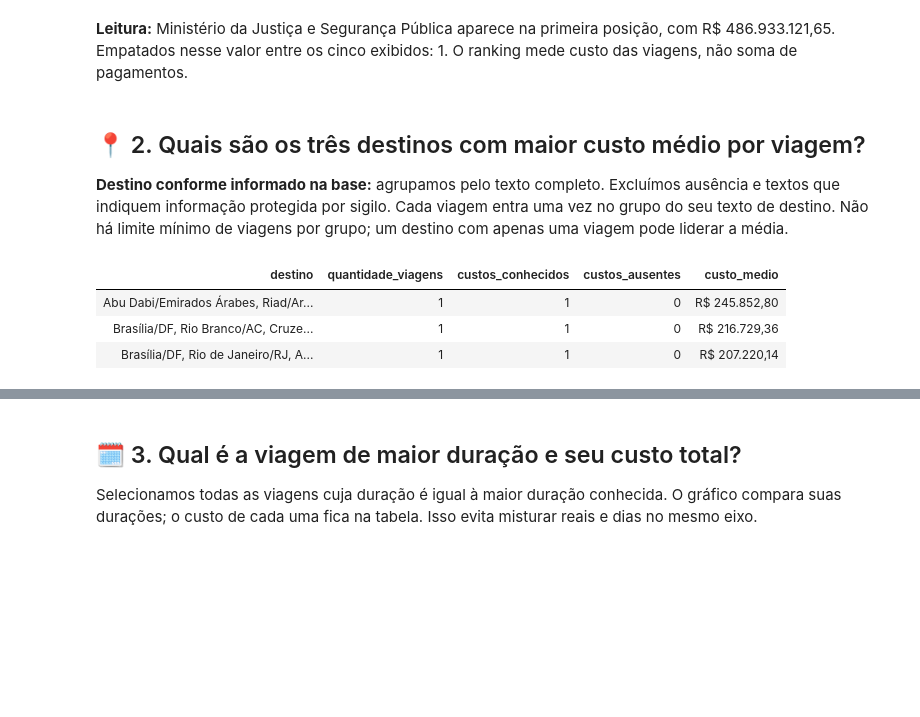
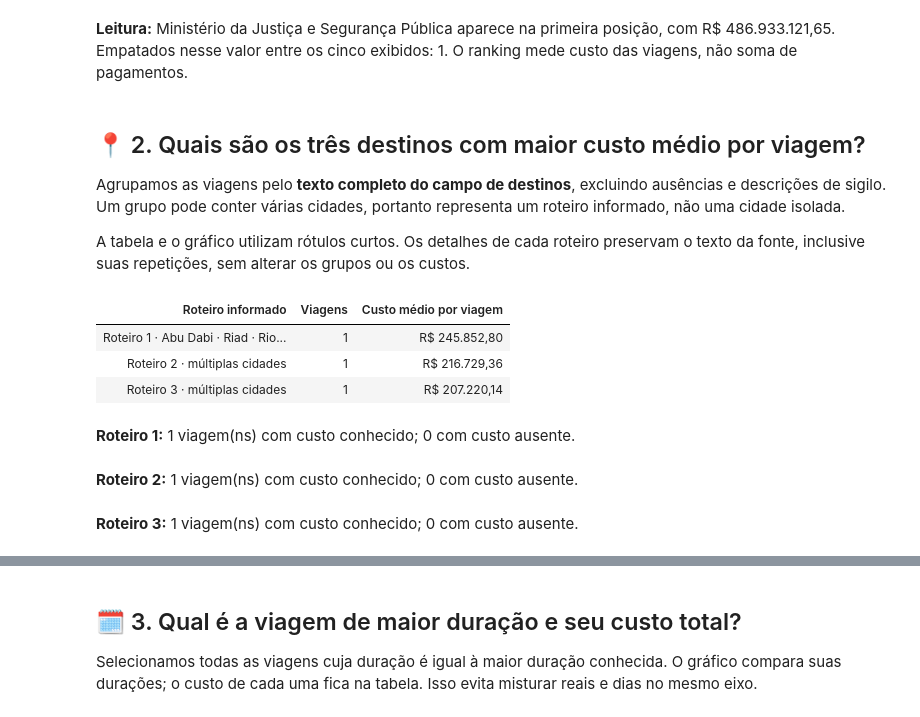
Before and after one commit to davidboneli-tech/projeto_viagens_publicas, a Jupyter notebook: 3_analise.ipynb, the cells around one changed output, grey strips where cells are left out. Cells and saved outputs as stored; diff of their text form; code cells hidden in the pictures; blank space fills up the shorter version.

```diff
--- a/3_analise.ipynb
+++ b/3_analise.ipynb
@@ -147,29 +148,49 @@ display(Markdown(f"**Leitura:** {lider['orgao']} aparece na primeira posição,
 **Leitura:** Ministério da Justiça e Segurança Pública aparece na primeira posição, com R$ 486.933.121,65. Empatados nesse valor entre os cinco exibidos: 1. O ranking mede custo das viagens, não soma de pagamentos.
 # %% [markdown]
 ## 📍 2. Quais são os três destinos com maior custo médio por viagem?
-**Destino conforme informado na base:** agrupamos pelo texto completo. Excluímos ausência e textos que indiquem informação protegida por sigilo. Cada viagem entra uma vez no grupo do seu texto de destino. Não há limite mínimo de viagens por grupo; um destino com apenas uma viagem pode liderar a média.
+Agrupamos as viagens pelo **texto completo do campo de destinos**, excluindo ausências e descrições de sigilo. Um grupo pode conter várias cidades, portanto representa um roteiro informado, não uma cidade isolada.
+
+A tabela e o gráfico utilizam rótulos curtos. Os detalhes de cada roteiro preservam o texto da fonte, inclusive suas repetições, sem alterar os grupos ou os custos.
 # %%
 destinos = consultar("""  -- Executa o SQL e guarda o resultado em um DataFrame
 SELECT
     destinos AS destino, -- Preserva o texto completo do destino
     COUNT(*) AS quantidade_viagens, -- Mostra o tamanho do grupo
     COUNT(valor_total) AS custos_conhecidos, -- Define o denominador efetivo da média
     COUNT(*) - COUNT(valor_total) AS custos_ausentes, -- Explicita valores não usados
     AVG(valor_total) AS custo_medio -- Calcula a média por viagem com custo conhecido
 FROM silver_viagem -- Usa o custo integral de cada viagem
 WHERE destinos IS NOT NULL -- Exclui destinos ausentes
   AND TRIM(destinos) <> '' -- Exclui textos vazios
   AND destinos NOT ILIKE '%sigil%' -- Exclui menções a sigilo
   AND destinos NOT ILIKE '%informa%proteg%' -- Exclui a descrição de informação protegida
 GROUP BY destinos -- Não divide nem rateia roteiros
 HAVING COUNT(valor_total) > 0 -- Exige custo conhecido para calcular a média
 ORDER BY custo_medio DESC, destino -- Ordena e desempata de forma definida
 LIMIT 3; -- Responde ao top três solicitado
 """)  # Encerra a consulta
-mostrar(destinos)  # Exibe os valores sem mudar sua precisão no banco
+
+
+def rotulo_roteiro(texto, posicao):  # Cria apenas um rótulo visual, sem modificar o agrupamento SQL
+    cidades = [parte.strip().split("/")[0] for parte in texto.split(",")]  # Obtém nomes curtos para apresentação
+    if len(cidades) <= 3:  # Mantém roteiros curtos reconhecíveis
+        return f"Roteiro {posicao} · " + " · ".join(cidades)  # Identifica o grupo e suas cidades
+    return f"Roteiro {posicao} · múltiplas cidades"  # Evita textos extensos na tabela e no gráfico
+
+
+destinos_visual = destinos.copy()  # Preserva os dados da consulta para cálculos e conferência
+destinos_visual["roteiro"] = [rotulo_roteiro(texto, i + 1) for i, texto in enumerate(destinos["destino"])]  # Identifica cada posição do ranking
+resumo_destinos = destinos_visual[["roteiro", "quantidade_viagens", "custo_medio"]].rename(columns={"roteiro": "Roteiro informado", "quantidade_viagens": "Viagens", "custo_medio": "Custo médio por viagem"})  # Seleciona as três informações de leitura principal
+resumo_destinos["Custo médio por viagem"] = resumo_destinos["Custo médio por viagem"].map(moeda)  # Formata a medida em reais sem alterar o original
+mostrar(resumo_destinos)  # Exibe uma tabela compacta
+for i, registro in destinos.iterrows():  # Apresenta a cobertura de cada grupo sem ampliar a tabela principal
+    display(Markdown(f"**Roteiro {i + 1}:** {int(registro['custos_conhecidos'])} viagem(ns) com custo conhecido; {int(registro['custos_ausentes'])} com custo ausente."))  # Explicita a base da média
 # %% [output]
-| destino | quantidade_viagens | custos_conhecidos | custos_ausentes | custo_medio |
-| Abu Dabi/Emirados Árabes, Riad/Ar... | 1 | 1 | 0 | R$ 245.852,80 |
-| Brasília/DF, Rio Branco/AC, Cruze... | 1 | 1 | 0 | R$ 216.729,36 |
-| Brasília/DF, Rio de Janeiro/RJ, A... | 1 | 1 | 0 | R$ 207.220,14 |
+| Roteiro informado | Viagens | Custo médio por viagem |
+| Roteiro 1 · Abu Dabi · Riad · Rio... | 1 | R$ 245.852,80 |
+| Roteiro 2 · múltiplas cidades | 1 | R$ 216.729,36 |
+| Roteiro 3 · múltiplas cidades | 1 | R$ 207.220,14 |
+**Roteiro 1:** 1 viagem(ns) com custo conhecido; 0 com custo ausente.
+**Roteiro 2:** 1 viagem(ns) com custo conhecido; 0 com custo ausente.
+**Roteiro 3:** 1 viagem(ns) com custo conhecido; 0 com custo ausente.
 # %%
```
Also changed, not shown: parts of 2 cells of this notebook.
